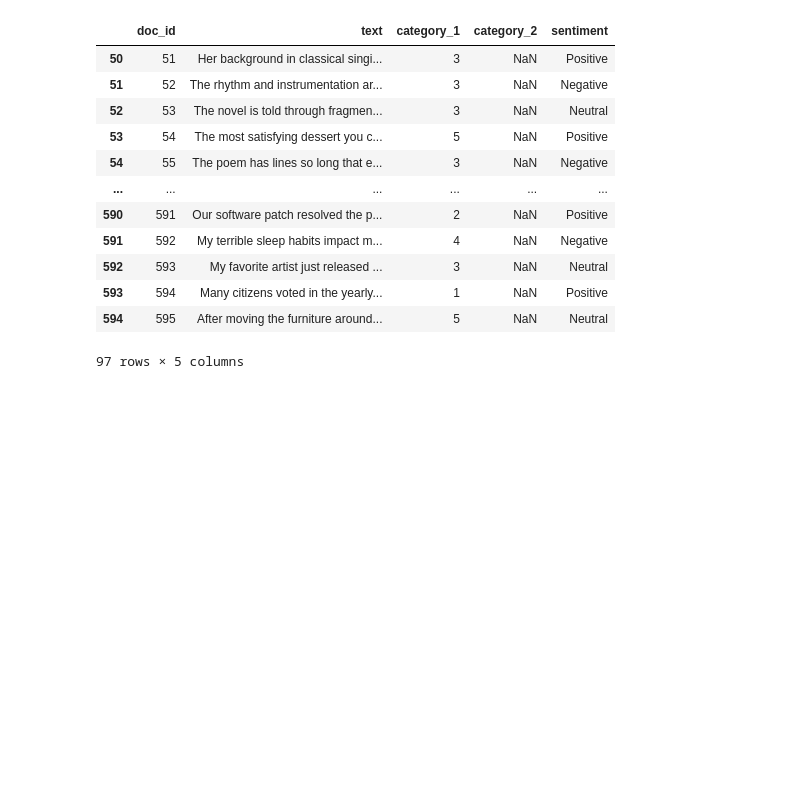
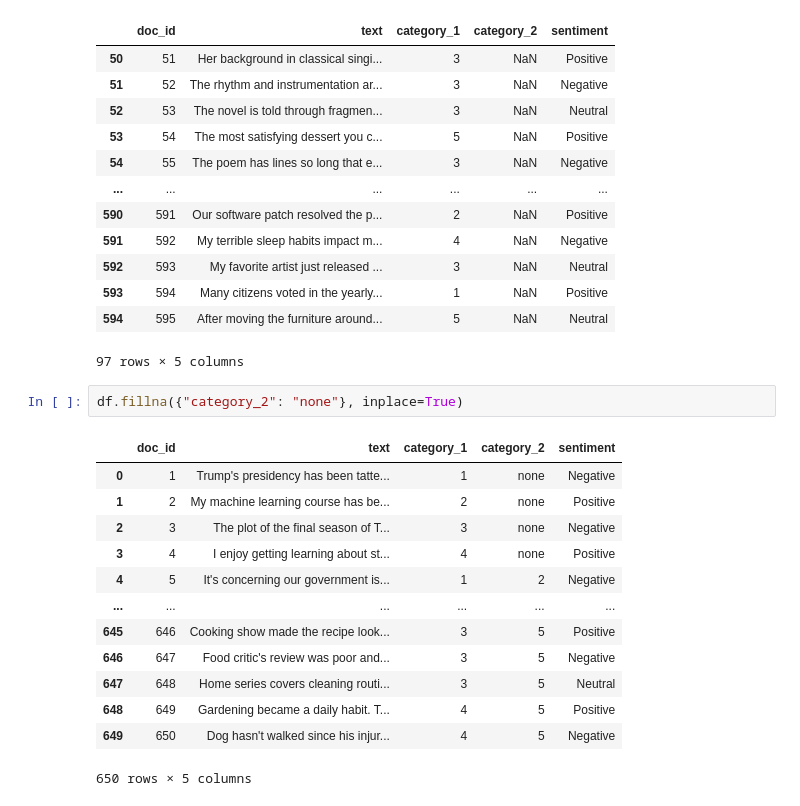
Before and after one commit to allan-gon/cs105_final_project, a Jupyter notebook: notebooks/allan.ipynb, the cells around one changed output. Cells and saved outputs as stored; diff of their text form; blank space fills up the shorter version.

```diff
--- a/notebooks/allan.ipynb
+++ b/notebooks/allan.ipynb
@@ -60,6 +68,22 @@ df[df["category_2"].isnull()]
 | 593 | 594 | Many citizens voted in the yearly... | 1 | NaN | Positive |
 | 594 | 595 | After moving the furniture around... | 5 | NaN | Neutral |
 97 rows × 5 columns
+# %%
+df.fillna({"category_2": "none"}, inplace=True)
+# %% [output]
+|  | doc_id | text | category_1 | category_2 | sentiment |
+| 0 | 1 | Trump's presidency has been tatte... | 1 | none | Negative |
+| 1 | 2 | My machine learning course has be... | 2 | none | Positive |
+| 2 | 3 | The plot of the final season of T... | 3 | none | Negative |
+| 3 | 4 | I enjoy getting learning about st... | 4 | none | Positive |
+| 4 | 5 | It's concerning our government is... | 1 | 2 | Negative |
+| ... | ... | ... | ... | ... | ... |
+| 645 | 646 | Cooking show made the recipe look... | 3 | 5 | Positive |
+| 646 | 647 | Food critic's review was poor and... | 3 | 5 | Negative |
+| 647 | 648 | Home series covers cleaning routi... | 3 | 5 | Neutral |
+| 648 | 649 | Gardening became a daily habit. T... | 4 | 5 | Positive |
+| 649 | 650 | Dog hasn't walked since his injur... | 4 | 5 | Negative |
+650 rows × 5 columns
 # %%
 df[df["sentiment"].isnull()]
 # %% [output]
```
Also changed, not shown: parts of 19 cells of this notebook, 5 other files.
